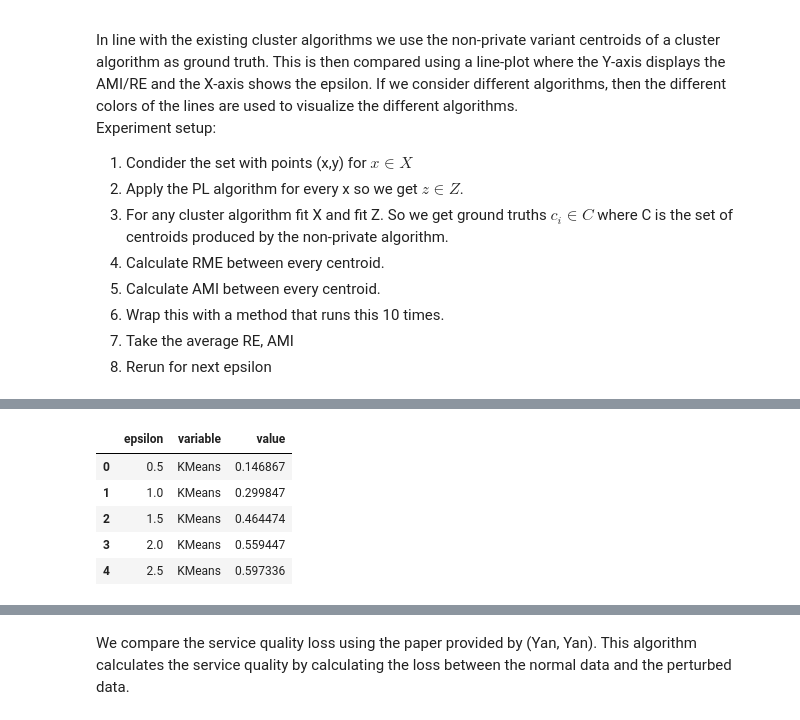
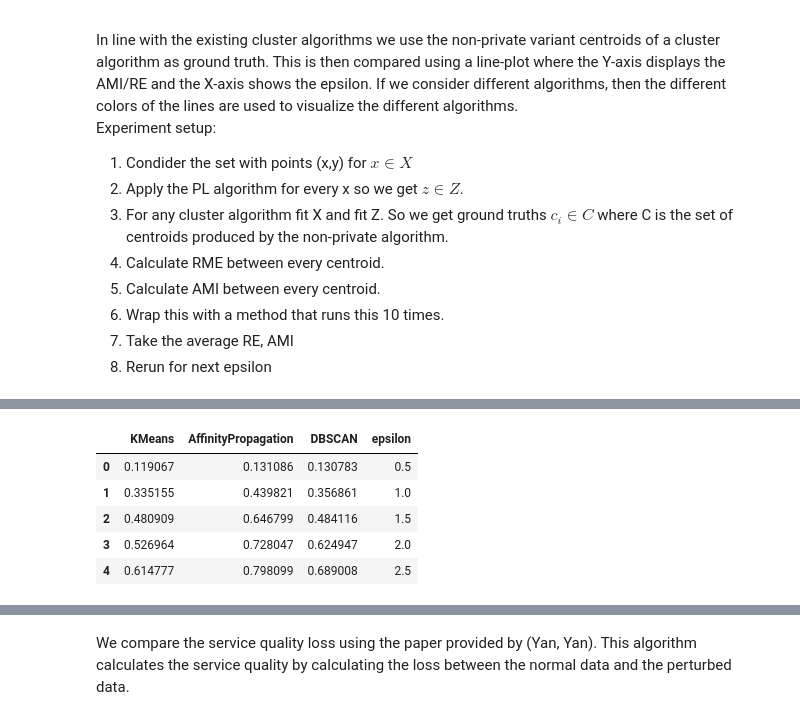
Before and after one commit to tjvanderende/privacy-preserved-clustering-with-nD-Laplace, a Jupyter notebook: RQ1/2D-Laplace-experiment.ipynb, the cells around one changed output, grey strips where cells are left out. Cells and saved outputs as stored; diff of their text form; code cells hidden in the pictures.

```diff
--- a/RQ1/2D-Laplace-experiment.ipynb
+++ b/RQ1/2D-Laplace-experiment.ipynb
@@ -531,10 +539,10 @@ Traceback (most recent call last):
-# %%
-utility_ami_melted = utility_ami.melt(id_vars=['epsilon'])
-utility_ami_melted.head()
-# %% [output]
-|  | epsilon | variable | value |
-| 0 | 0.5 | KMeans | 0.146867 |
-| 1 | 1.0 | KMeans | 0.299847 |
-| 2 | 1.5 | KMeans | 0.464474 |
-| 3 | 2.0 | KMeans | 0.559447 |
-| 4 | 2.5 | KMeans | 0.597336 |
+# %%
+utility_ami = utility[['KMeans', 'AffinityPropagation', 'DBSCAN', 'epsilon']]
+utility_ami.head()
+# %% [output]
+|  | KMeans | AffinityPropagation | DBSCAN | epsilon |
+| 0 | 0.119067 | 0.131086 | 0.130783 | 0.5 |
+| 1 | 0.335155 | 0.439821 | 0.356861 | 1.0 |
+| 2 | 0.480909 | 0.646799 | 0.484116 | 1.5 |
+| 3 | 0.526964 | 0.728047 | 0.624947 | 2.0 |
+| 4 | 0.614777 | 0.798099 | 0.689008 | 2.5 |
```
Also changed, not shown: parts of 19 cells of this notebook.
